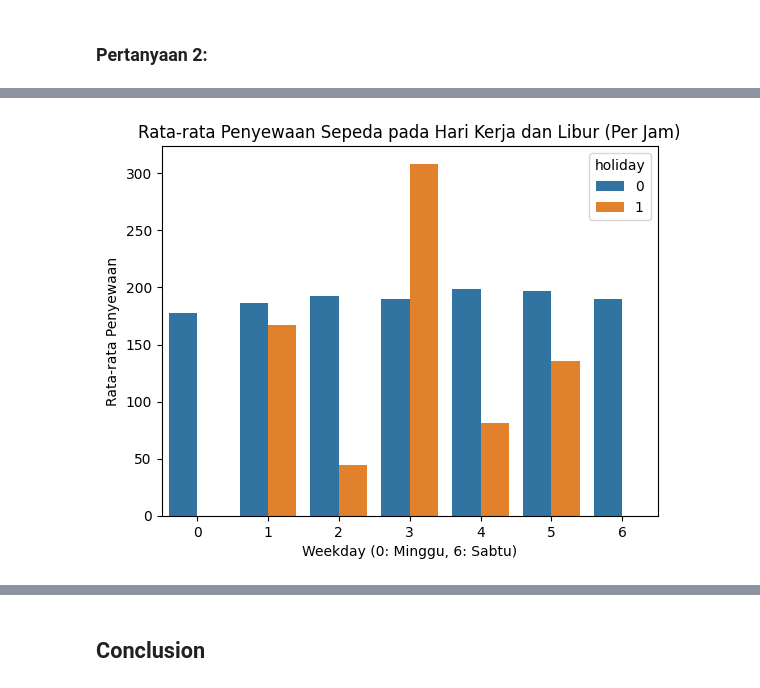
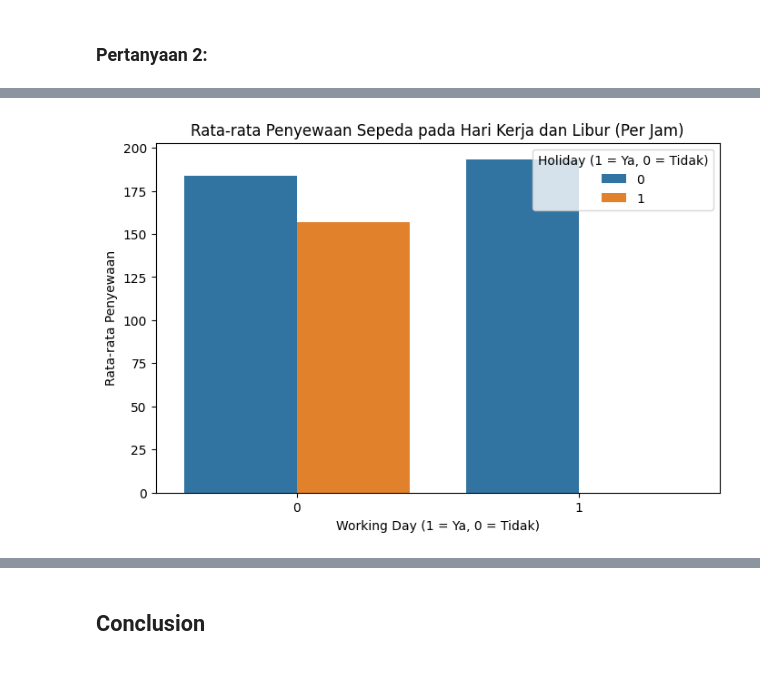
Before and after one commit to MadRapz/Analytics-Data, a Jupyter notebook: Notebook.ipynb, the cells around one changed output, grey strips where cells are left out. Saved outputs shown, nothing was run; the diff lists cells and outputs as text; code cells hidden in the pictures.

```diff
--- a/Notebook.ipynb
+++ b/Notebook.ipynb
@@ -248,12 +330,14 @@ plt.show()
 # %%
-# Groupby berdasarkan hari kerja dan akhir pekan di hour.csv
-rentals_by_hour = cleanHour.groupby(['holiday', 'weekday'])['cnt'].mean().reset_index()
+# Grouping by 'holiday' and 'workingday' for hour data (excluding 'weekday')
+rentals_by_hour = cleanHour.groupby(['holiday', 'workingday'])['cnt'].mean().reset_index()
 
-# Visualisasi penyewaan pada hari kerja, akhir pekan, dan libur
-sns.barplot(x='weekday', y='cnt', hue='holiday', data=rentals_by_hour)
+# Visualization for the hour dataset using only 'holiday' and 'workingday'
+plt.figure(figsize=(8, 5))
+sns.barplot(x='workingday', y='cnt', hue='holiday', data=rentals_by_hour) # Removed extra parentheses from hue
 plt.title('Rata-rata Penyewaan Sepeda pada Hari Kerja dan Libur (Per Jam)')
-plt.xlabel('Weekday (0: Minggu, 6: Sabtu)')
+plt.xlabel('Working Day (1 = Ya, 0 = Tidak)')
 plt.ylabel('Rata-rata Penyewaan')
+plt.legend(title='Holiday (1 = Ya, 0 = Tidak)')
 plt.show()
 # %% [output]
-[figure, old version]
+[figure, new version]
```
Also changed, not shown: parts of 24 cells of this notebook, 3 other files.
